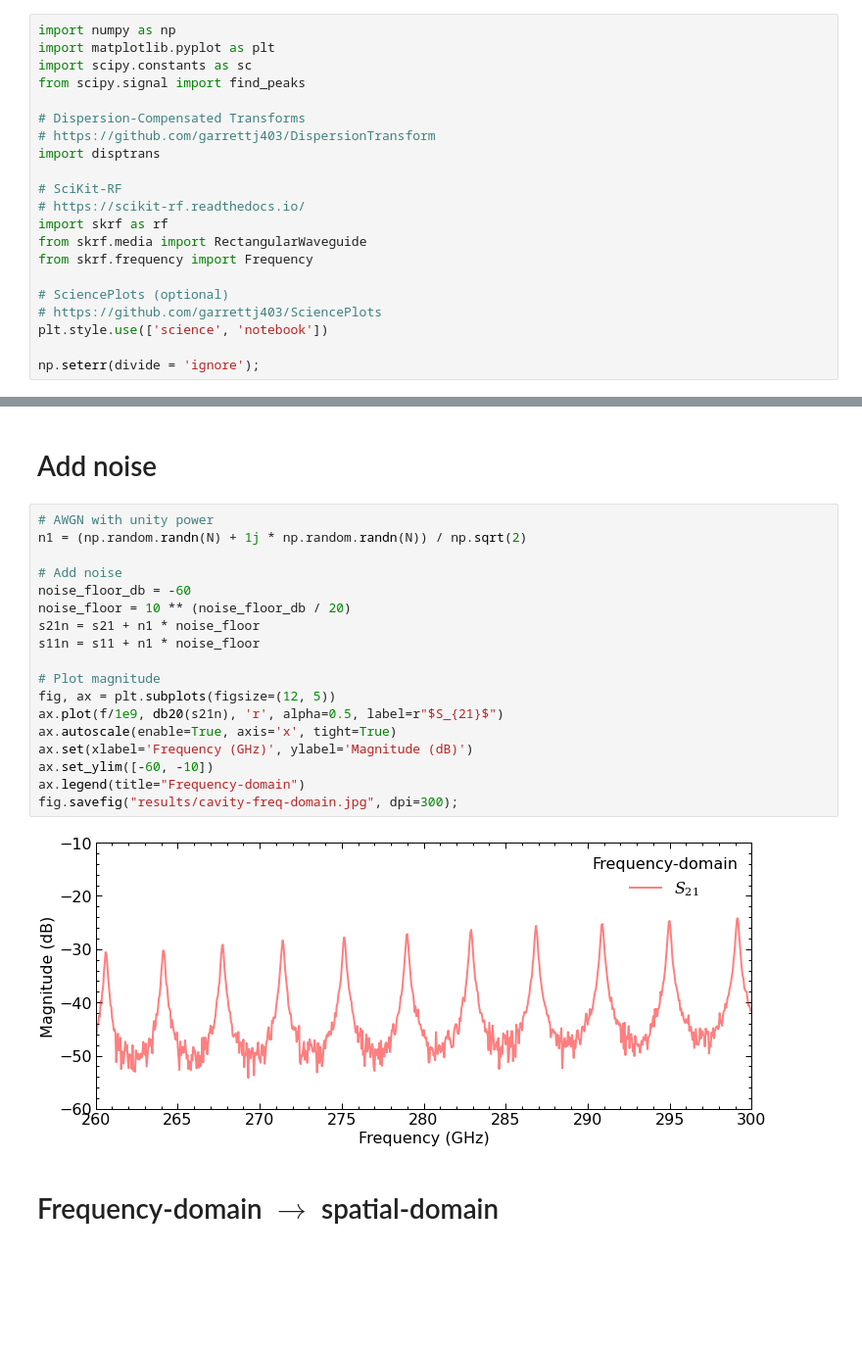
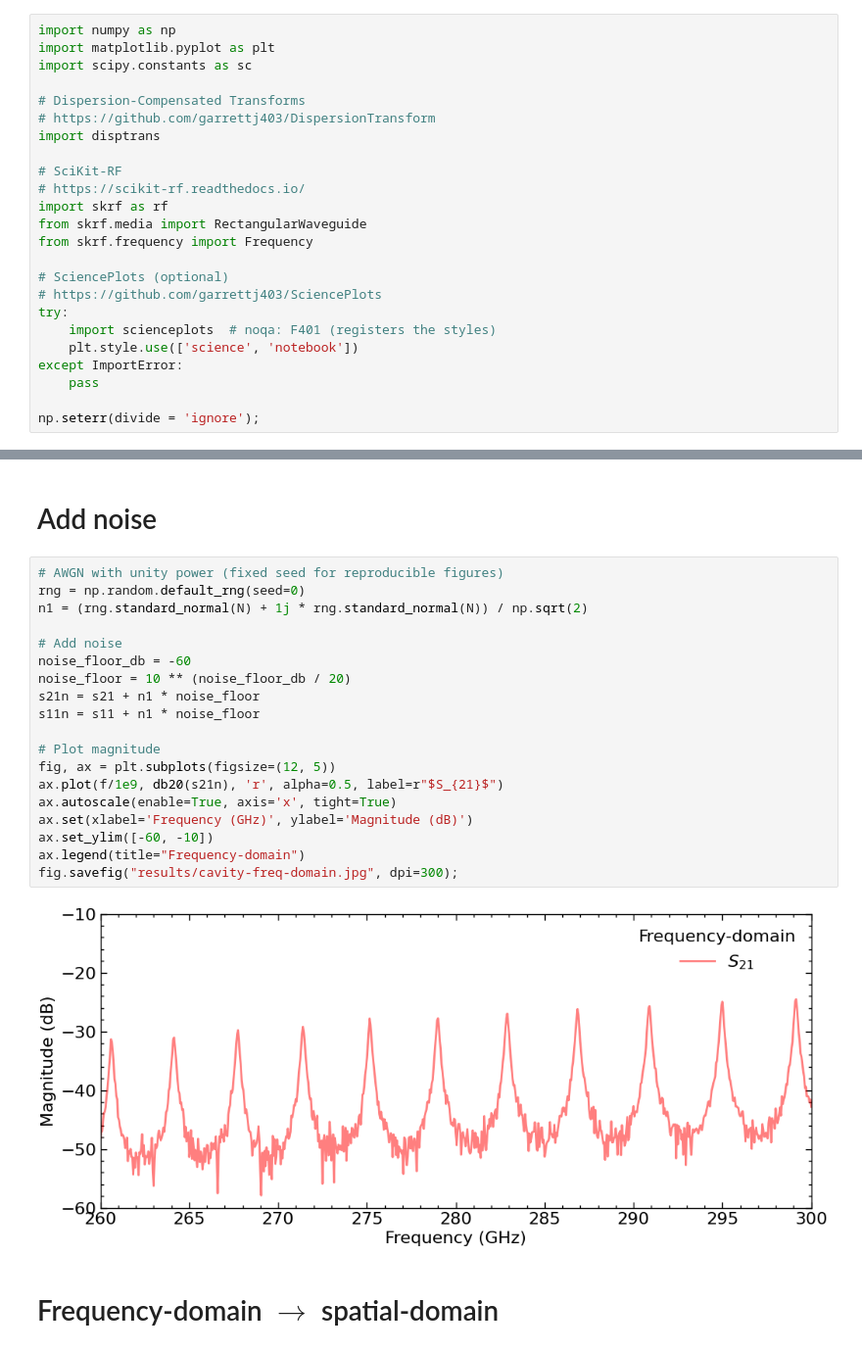
Before and after one commit to garrettj403/DispersionTransform, a Jupyter notebook: examples/waveguide-cavity.ipynb, the cells around one changed output, grey strips where cells are left out. Shown at 98% size. Saved outputs shown, nothing was run; the diff lists cells and outputs as text; blank space fills up the shorter version.

```diff
--- a/examples/waveguide-cavity.ipynb
+++ b/examples/waveguide-cavity.ipynb
@@ -12,7 +12,6 @@ This notebook will:
 import numpy as np
 import matplotlib.pyplot as plt
 import scipy.constants as sc
-from scipy.signal import find_peaks
 
 # Dispersion-Compensated Transforms
 # https://github.com/garrettj403/DispersionTransform
@@ -26,7 +25,11 @@ from skrf.frequency import Frequency
 
 # SciencePlots (optional)
 # https://github.com/garrettj403/SciencePlots
-plt.style.use(['science', 'notebook'])
+try:
+    import scienceplots  # noqa: F401 (registers the styles)
+    plt.style.use(['science', 'notebook'])
+except ImportError:
+    pass
 
 np.seterr(divide = 'ignore');
 # %%
@@ -121,25 +124,26 @@ N = len(f)
 # %% [markdown]
 # Add noise
 # %%
-# AWGN with unity power
-n1 = (np.random.randn(N) + 1j * np.random.randn(N)) / np.sqrt(2)
+# AWGN with unity power (fixed seed for reproducible figures)
+rng = np.random.default_rng(seed=0)
+n1 = (rng.standard_normal(N) + 1j * rng.standard_normal(N)) / np.sqrt(2)
 
 # Add noise
 noise_floor_db = -60
 noise_floor = 10 ** (noise_floor_db / 20)
 s21n = s21 + n1 * noise_floor
 s11n = s11 + n1 * noise_floor
 
 # Plot magnitude
 fig, ax = plt.subplots(figsize=(12, 5))
 ax.plot(f/1e9, db20(s21n), 'r', alpha=0.5, label=r"$S_{21}$")
 ax.autoscale(enable=True, axis='x', tight=True)
 ax.set(xlabel='Frequency (GHz)', ylabel='Magnitude (dB)')
 ax.set_ylim([-60, -10])
 ax.legend(title="Frequency-domain")
 fig.savefig("results/cavity-freq-domain.jpg", dpi=300);
 # %% [output]
-[figure, old version]
+[figure, new version]
 # %% [markdown]
 # Frequency-domain $\rightarrow$ spatial-domain
 # %%
```
Also changed, not shown: parts of 5 cells of this notebook, 18 other files.
